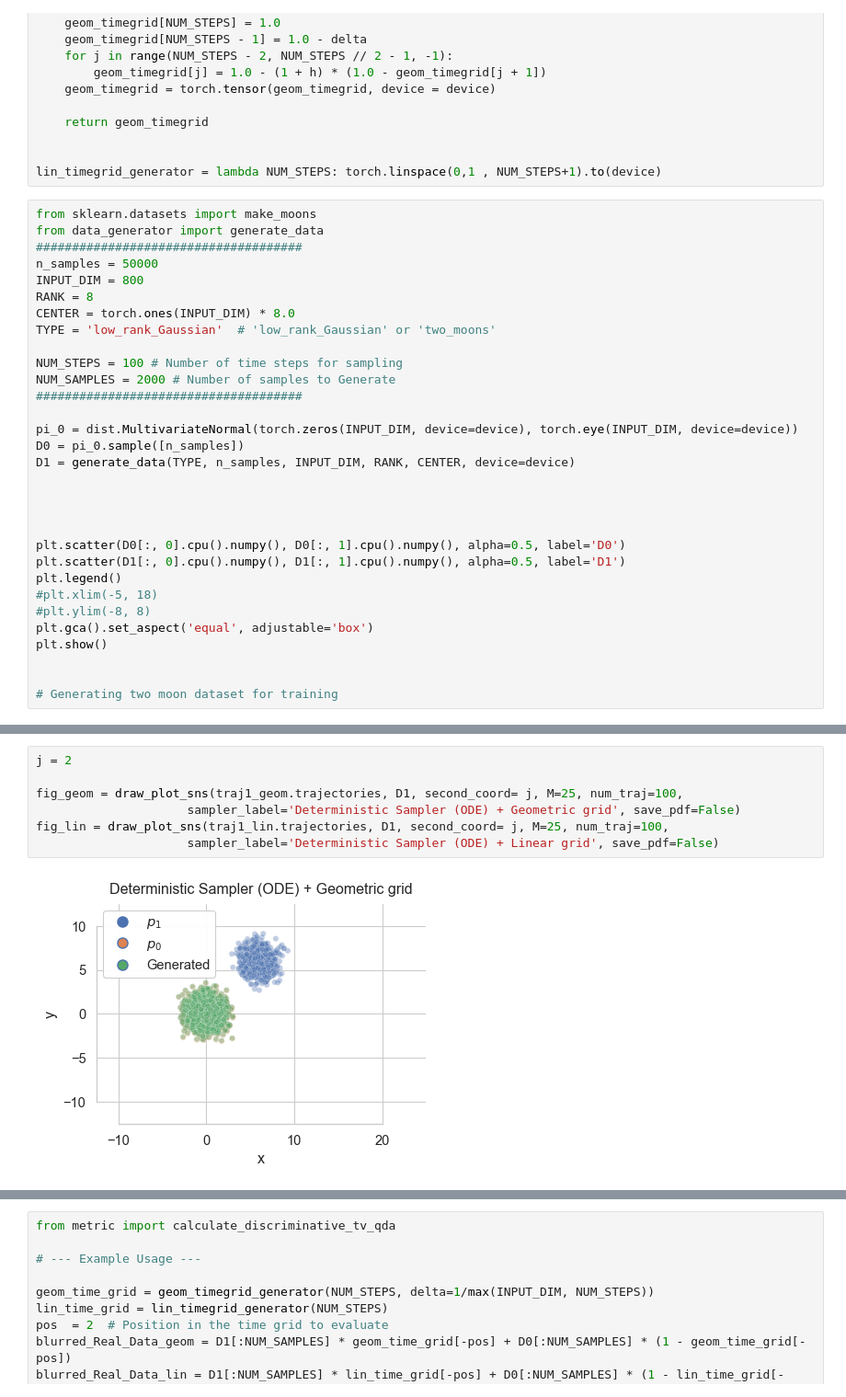
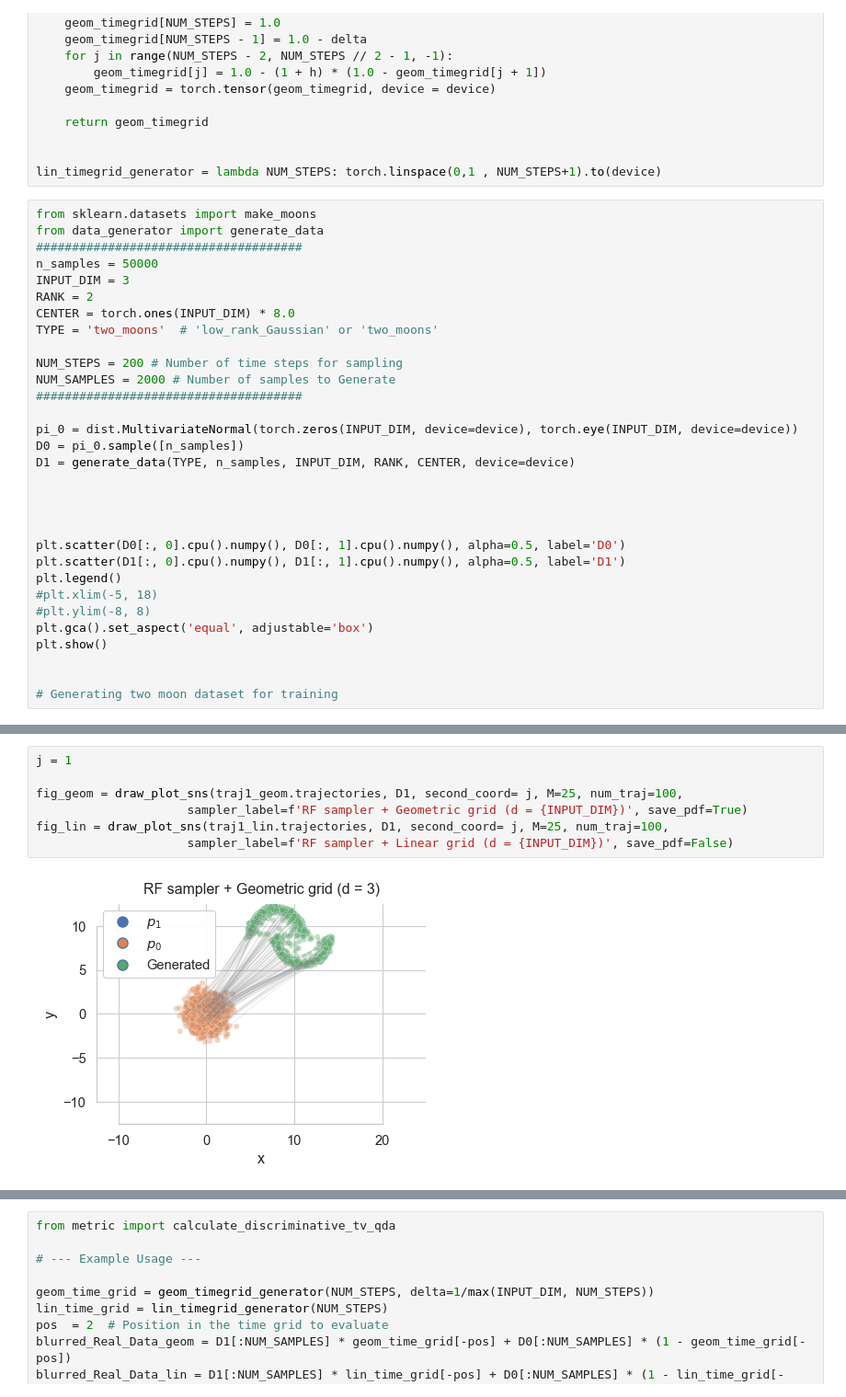
Before and after one commit to roysaptaumich/Low-dim-RF, a Jupyter notebook: low_rank_Gaussian_experiments.ipynb, the cells around one changed output, grey strips where cells are left out. Shown at 92% size. Saved outputs shown, nothing was run; the diff lists cells and outputs as text.

```diff
--- a/low_rank_Gaussian_experiments.ipynb
+++ b/low_rank_Gaussian_experiments.ipynb
@@ -52,12 +52,12 @@ from sklearn.datasets import make_moons
 from data_generator import generate_data
 #####################################
 n_samples = 50000
-INPUT_DIM = 800
-RANK = 8
+INPUT_DIM = 3
+RANK = 2
 CENTER = torch.ones(INPUT_DIM) * 8.0
-TYPE = 'low_rank_Gaussian'  # 'low_rank_Gaussian' or 'two_moons'
+TYPE = 'two_moons'  # 'low_rank_Gaussian' or 'two_moons'
 
-NUM_STEPS = 100 # Number of time steps for sampling
+NUM_STEPS = 200 # Number of time steps for sampling
 NUM_SAMPLES = 2000 # Number of samples to Generate
 #####################################
 
@@ -236,9 +264,9 @@ def draw_plot_sns(traj, z1, M=5, num_traj = 100, second_coord = 1,sampler_label
 # %%
-j = 2
+j = 1
 
 fig_geom = draw_plot_sns(traj1_geom.trajectories, D1, second_coord= j, M=25, num_traj=100,
-                     sampler_label='Deterministic Sampler (ODE) + Geometric grid', save_pdf=False)
+                     sampler_label=f'RF sampler + Geometric grid (d = {INPUT_DIM})', save_pdf=True)
 fig_lin = draw_plot_sns(traj1_lin.trajectories, D1, second_coord= j, M=25, num_traj=100,
-                     sampler_label='Deterministic Sampler (ODE) + Linear grid', save_pdf=False)
+                     sampler_label=f'RF sampler + Linear grid (d = {INPUT_DIM})', save_pdf=False)
 # %% [output]
-[figure, old version]
+[figure, new version]
```
Also changed, not shown: parts of 17 cells of this notebook, 1 other file.
